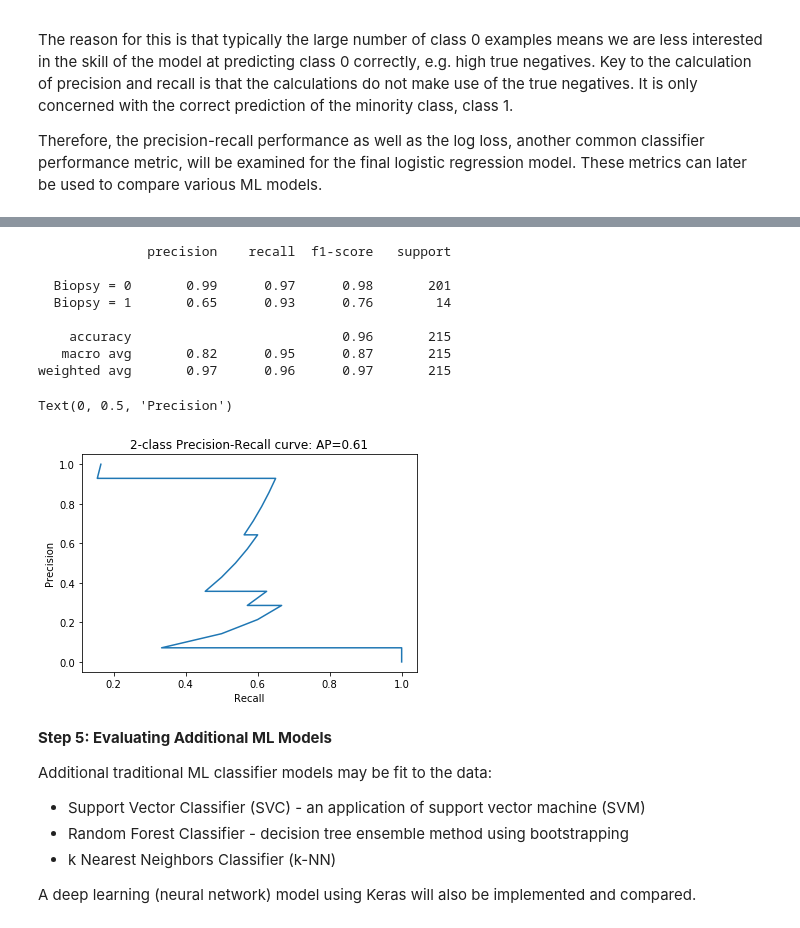
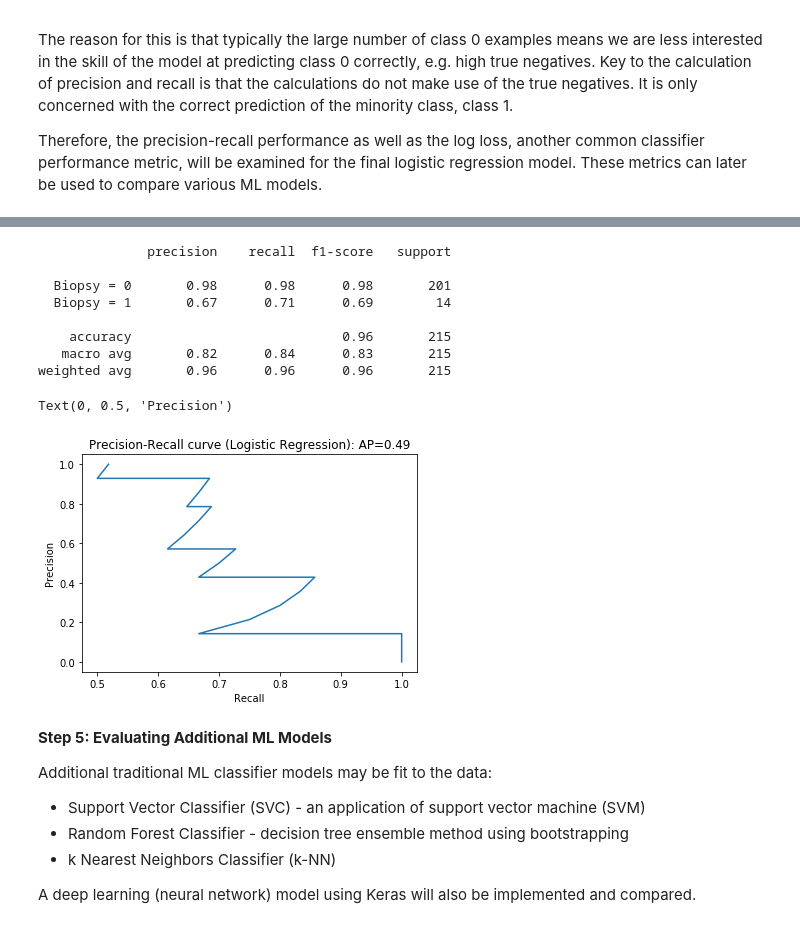
Before and after one commit to s-weisenberg/Data-Science-Projects, a Jupyter notebook: Capstone_Project_1/Capstone1_Machine_Learning.ipynb, the cells around one changed output, grey strips where cells are left out. Drawn from its saved outputs; the diff is of its cells as text; code cells hidden in the pictures.

```diff
--- a/Capstone_Project_1/Capstone1_Machine_Learning.ipynb
+++ b/Capstone_Project_1/Capstone1_Machine_Learning.ipynb
@@ -36,11 +38,19 @@ The dataframe needs to be split into the feature and target data and some data m
 # %%
 from sklearn.model_selection import train_test_split
+from sklearn.preprocessing import MinMaxScaler
+
+# define default random state so that all future random actions will be repeatable
+random_state = np.random.RandomState(0)
+
+# define scaler, default feature_range=(0, 1)
+scaler = MinMaxScaler()
 
 # split the data into features and target
 X = df.drop(['Biopsy'],axis=1)
 y = df['Biopsy']
 
-random_state = np.random.RandomState(0)
+# fit and transform scaler in one step for X, y is already normalized
+X_normalized = scaler.fit_transform(X)
 
-# perform stratified test-train split to hold off 25% of data for model validation
-X_train, X_test, y_train, y_test = train_test_split(X, y, test_size=0.25, stratify=y, random_state=random_state)
+# perform stratified test-train split to hold off 25% of normalized data for model validation
+X_train, X_test, y_train, y_test = train_test_split(X_normalized, y, test_size=0.25, stratify=y, random_state=random_state)
@@ -53,6 +76,7 @@ Hyperparameter tuning is be accomplished via grid search coupled with 5-fold cro
 from sklearn.linear_model import LogisticRegression
 from sklearn.model_selection import GridSearchCV
 from sklearn import metrics
+from sklearn.model_selection import StratifiedKFold
 
 logistic = LogisticRegression(random_state=random_state)
 
@@ -74,7 +98,7 @@ grid = GridSearchCV(estimator=logistic,
                     scoring='f1',
                     verbose=1,
                     n_jobs=-1,
-                    cv = 5)
+                    cv = StratifiedKFold(n_splits=5, shuffle=True))
 
 grid_result = grid.fit(X_train, y_train)
 
@@ -122,25 +146,25 @@ print(classification_report(y_test, y_pred, target_names=target_names))
 # %% [output]
               precision    recall  f1-score   support
 
-  Biopsy = 0       0.99      0.97      0.98       201
-  Biopsy = 1       0.65      0.93      0.76        14
+  Biopsy = 0       0.98      0.98      0.98       201
+  Biopsy = 1       0.67      0.71      0.69        14
 
     accuracy                           0.96       215
-   macro avg       0.82      0.95      0.87       215
-weighted avg       0.97      0.96      0.97       215
+   macro avg       0.82      0.84      0.83       215
+weighted avg       0.96      0.96      0.96       215
 # %%
 from sklearn.metrics import precision_recall_curve
 
 precision, recall, thresholds = precision_recall_curve(y_test, y_proba[:,1])
 
 plt.plot(precision, recall)
-plt.title('2-class Precision-Recall curve: '
+plt.title('Precision-Recall curve (Logistic Regression): '
                    'AP={0:0.2f}'.format(average_precision))
 plt.xlabel('Recall')
 plt.ylabel('Precision')
 # %% [output]
 Text(0, 0.5, 'Precision')
-[figure, old version]
+[figure, new version]
 # %% [markdown]
 __Step 5: Evaluating Additional ML Models__<br>
 
```
Also changed, not shown: parts of 29 cells of this notebook.
